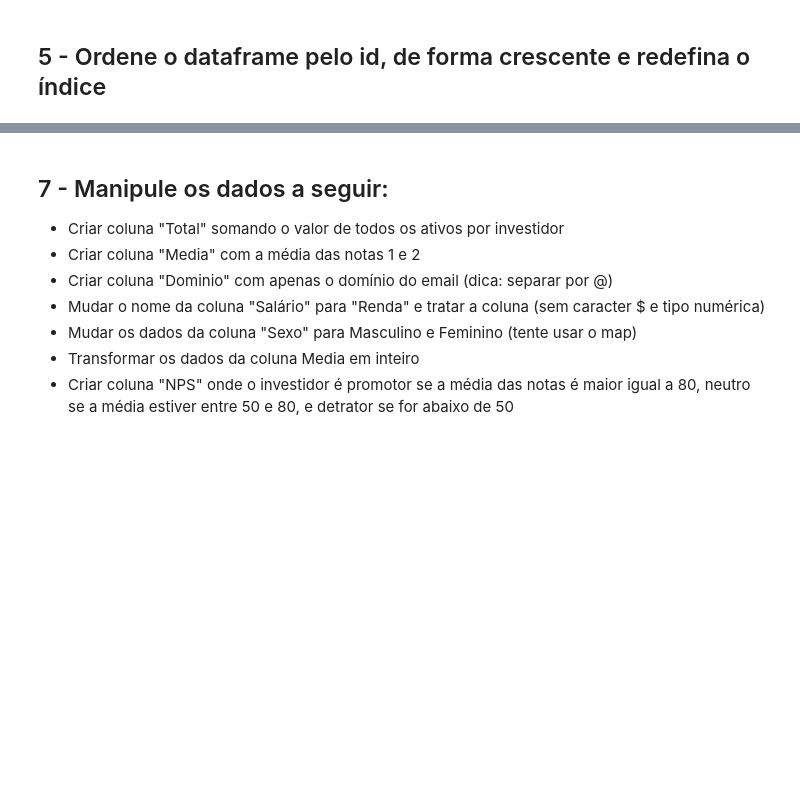
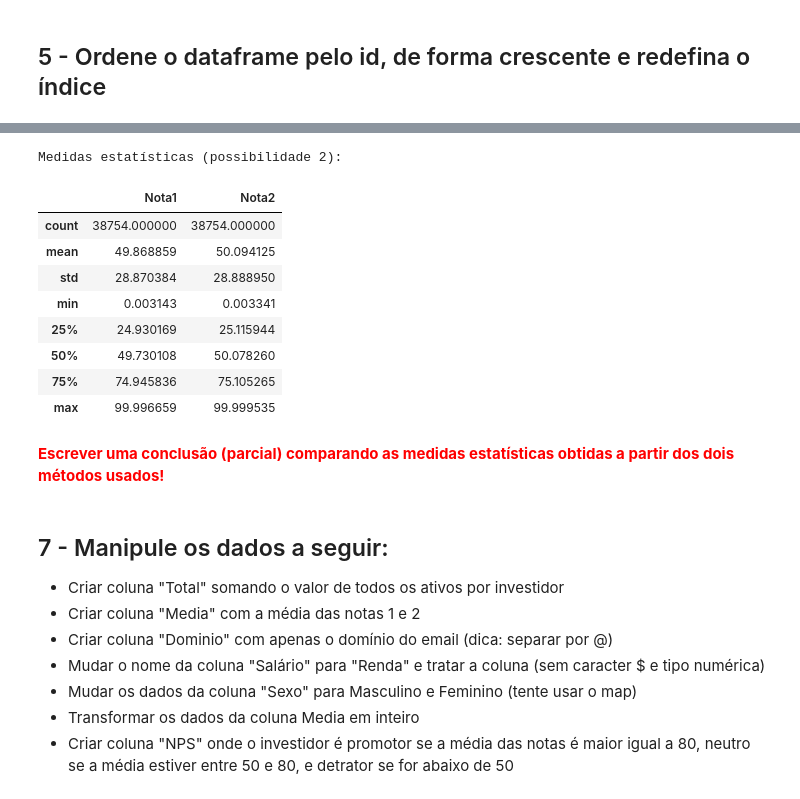
Before and after one commit to KelvinPichinini/lm-data-modulo2-projeto-final, a Jupyter notebook: Proj_1_pandas_notebook.ipynb, the cells around one changed output, grey strips where cells are left out. Drawn from its saved outputs; the diff is of its cells as text; code cells hidden in the pictures; blank space fills up the shorter version.

Commit message:
Escolhendo e implementando métodos de análise

```diff
--- a/Proj_1_pandas_notebook.ipynb
+++ b/Proj_1_pandas_notebook.ipynb
@@ -306,0 +358,29 @@ plt.show()
+# %%
+# Função para preencher as colunas com dados faltantes
+
+def fill_in_random_data(df, colunas):
+    """
+    Esta função preenche os dados ausentes do DataFrame (df) com uma distribuição aleatória de valores entre 0 e 100.
+    """
+    import numpy as np
+
+    for col in colunas:
+
+        # Gerando dados aleatoriamente
+        num_dados_ausentes = df[col].isnull().sum()
+        dados_gerados =  (np.random.rand(num_dados_ausentes)*100).round(6)
+        dados_gerados = pd.Series(dados_gerados)
+
+        # Redefinindo índice dos dados gerados
+        dados_gerados.index = df[df[col].isnull()].index
+
+        # Preenchendo os campos vazios do dataframe
+        df.loc[df[col].isnull(), col] = dados_gerados
+
+    return df
+# %%
+# Copiando a base de dados
+df_possib2 = dfunidos.copy()
+
+# Preenchendo os campos com dados ausentes nas colunas de NOTAS
+df_possib2 = fill_in_random_data(df_possib2, ['Nota1', 'Nota2'])
@@ -307,3 +400,19 @@ plt.show()
+# %%
+print('Medidas estatísticas (possibilidade 2):')
+df_possib2[['Nota1', 'Nota2']].describe()
+# %% [output]
+Medidas estatísticas (possibilidade 2):
+|  | Nota1 | Nota2 |
+| count | 38754.000000 | 38754.000000 |
+| mean | 49.868859 | 50.094125 |
+| std | 28.870384 | 28.888950 |
+| min | 0.003143 | 0.003341 |
+| 25% | 24.930169 | 25.115944 |
+| 50% | 49.730108 | 50.078260 |
+| 75% | 74.945836 | 75.105265 |
+| max | 99.996659 | 99.999535 |
+# %% [markdown]
+<font color = red> **Escrever uma conclusão (parcial) comparando as medidas estatísticas obtidas a partir dos dois métodos usados!**
 # %% [markdown]
 ## 7 - Manipule os dados a seguir:
 - Criar coluna "Total" somando o valor de todos os ativos por investidor
```
Also changed, not shown: parts of 40 cells of this notebook.
